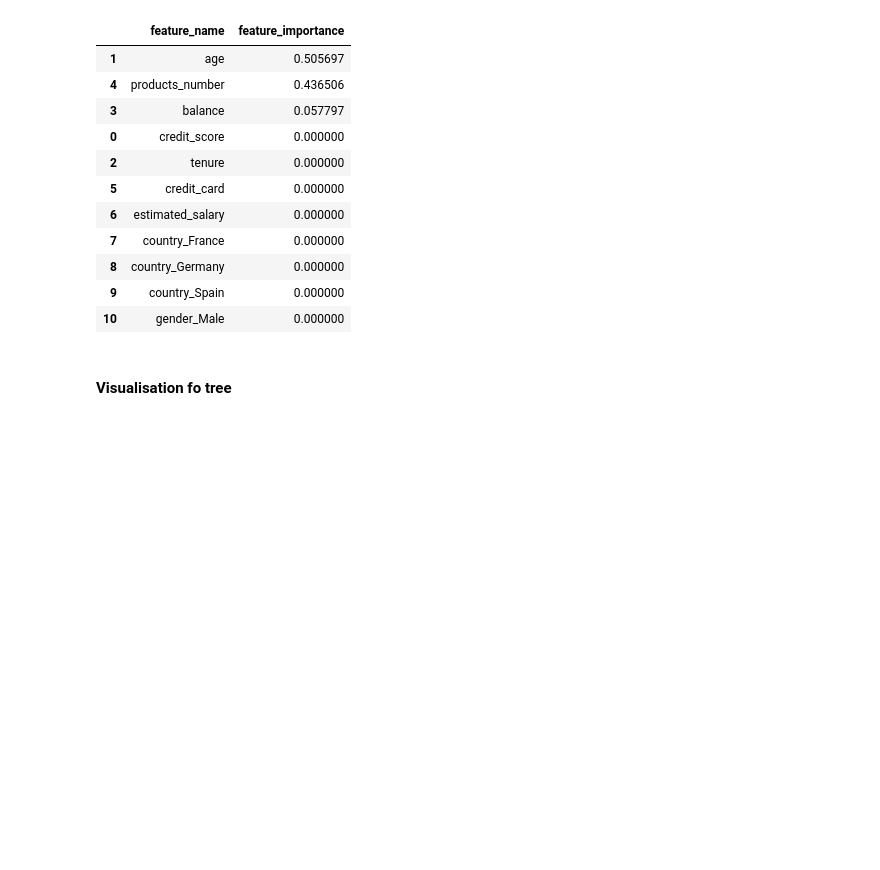
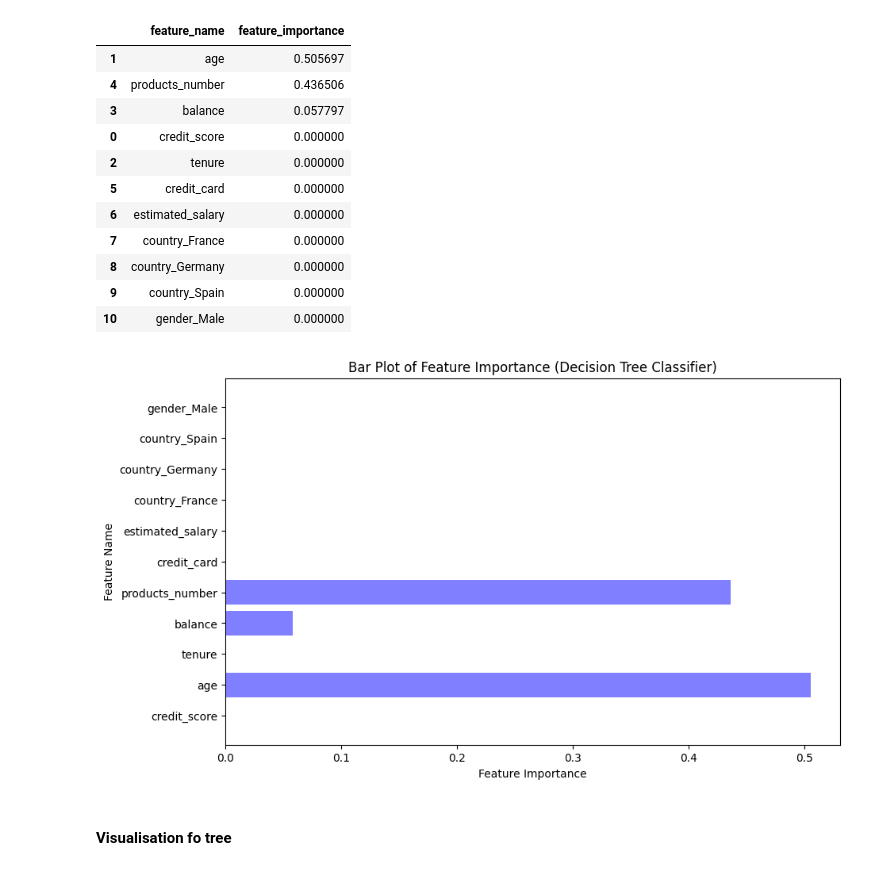
Before and after one commit to MarBry111/wit_2024_xai, a Jupyter notebook: 02_train_simple_models.ipynb, the cells around one changed output. Drawn from its saved outputs; the diff is of its cells as text; code cells hidden in the pictures; blank space fills up the shorter version.

```diff
--- a/02_train_simple_models.ipynb
+++ b/02_train_simple_models.ipynb
@@ -273,6 +281,16 @@ df_imp_dt.sort_values('feature_importance', ascending=False)
 | 8 | country_Germany | 0.000000 |
 | 9 | country_Spain | 0.000000 |
 | 10 | gender_Male | 0.000000 |
+# %%
+# Compare both importance types
+plt.figure(figsize=(10, 6))
+plt.barh(df_imp_dt["feature_name"], df_imp_dt["feature_importance"], color='blue', alpha=0.5)
+plt.xlabel('Feature Importance')
+plt.ylabel('Feature Name')
+plt.title('Bar Plot of Feature Importance (Decision Tree Classifier)')
+plt.show()
+# %% [output]
+[figure, added]
 # %% [markdown]
 #### Visualisation fo tree
 # %%
```
Also changed, not shown: parts of 9 cells of this notebook, 1 other file.
